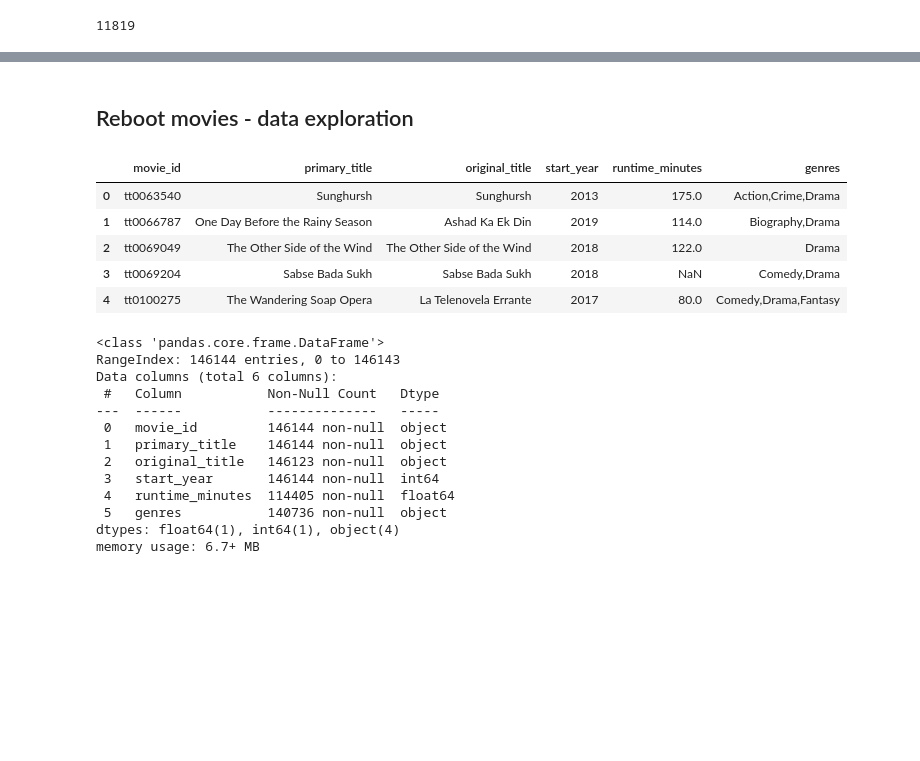
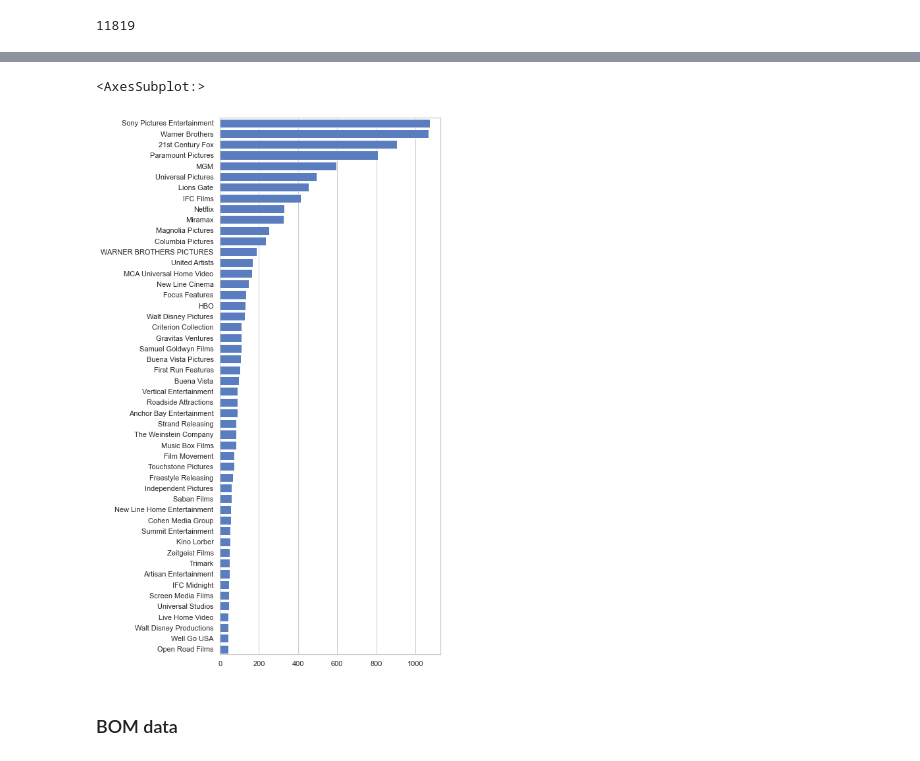
Before and after one commit to Meir-Alelov/Movie-Data-Analysis-and-Recs, a Jupyter notebook: Hanis-notebook.ipynb, the cells around one changed output, grey strips where cells are left out. Drawn from its saved outputs; the diff is of its cells as text; code cells hidden in the pictures; blank space fills up the shorter version.

```diff
--- a/Hanis-notebook.ipynb
+++ b/Hanis-notebook.ipynb
@@ -538,27 +877,14 @@ len(principal_actors_20)
+# %%
+sns.set_theme(style="whitegrid")
+
+# Initialize the matplotlib figure
+f, ax = plt.subplots(figsize=(6, 15))
+
+sns.set_color_codes("muted")
+sns.barplot(y=top_50_studios_counts.index, x=top_50_studios_counts.values,
+            label="Number of movies produced", color="b")
+# %% [output]
+<AxesSubplot:>
+[figure, added]
 # %% [markdown]
-## Reboot movies - data exploration
+### BOM data
-# %%
-movie_basics_df.head()
-# %% [output]
-|  | movie_id | primary_title | original_title | start_year | runtime_minutes | genres |
-| 0 | tt0063540 | Sunghursh | Sunghursh | 2013 | 175.0 | Action,Crime,Drama |
-| 1 | tt0066787 | One Day Before the Rainy Season | Ashad Ka Ek Din | 2019 | 114.0 | Biography,Drama |
-| 2 | tt0069049 | The Other Side of the Wind | The Other Side of the Wind | 2018 | 122.0 | Drama |
-| 3 | tt0069204 | Sabse Bada Sukh | Sabse Bada Sukh | 2018 | NaN | Comedy,Drama |
-| 4 | tt0100275 | The Wandering Soap Opera | La Telenovela Errante | 2017 | 80.0 | Comedy,Drama,Fantasy |
-# %%
-movie_basics_df.info()
-# %% [output]
-<class 'pandas.core.frame.DataFrame'>
-RangeIndex: 146144 entries, 0 to 146143
-Data columns (total 6 columns):
- #   Column           Non-Null Count   Dtype
----  ------           --------------   -----
- 0   movie_id         146144 non-null  object
- 1   primary_title    146144 non-null  object
- 2   original_title   146123 non-null  object
- 3   start_year       146144 non-null  int64
- 4   runtime_minutes  114405 non-null  float64
- 5   genres           140736 non-null  object
-dtypes: float64(1), int64(1), object(4)
-memory usage: 6.7+ MB
```
Also changed, not shown: parts of 85 cells of this notebook.
